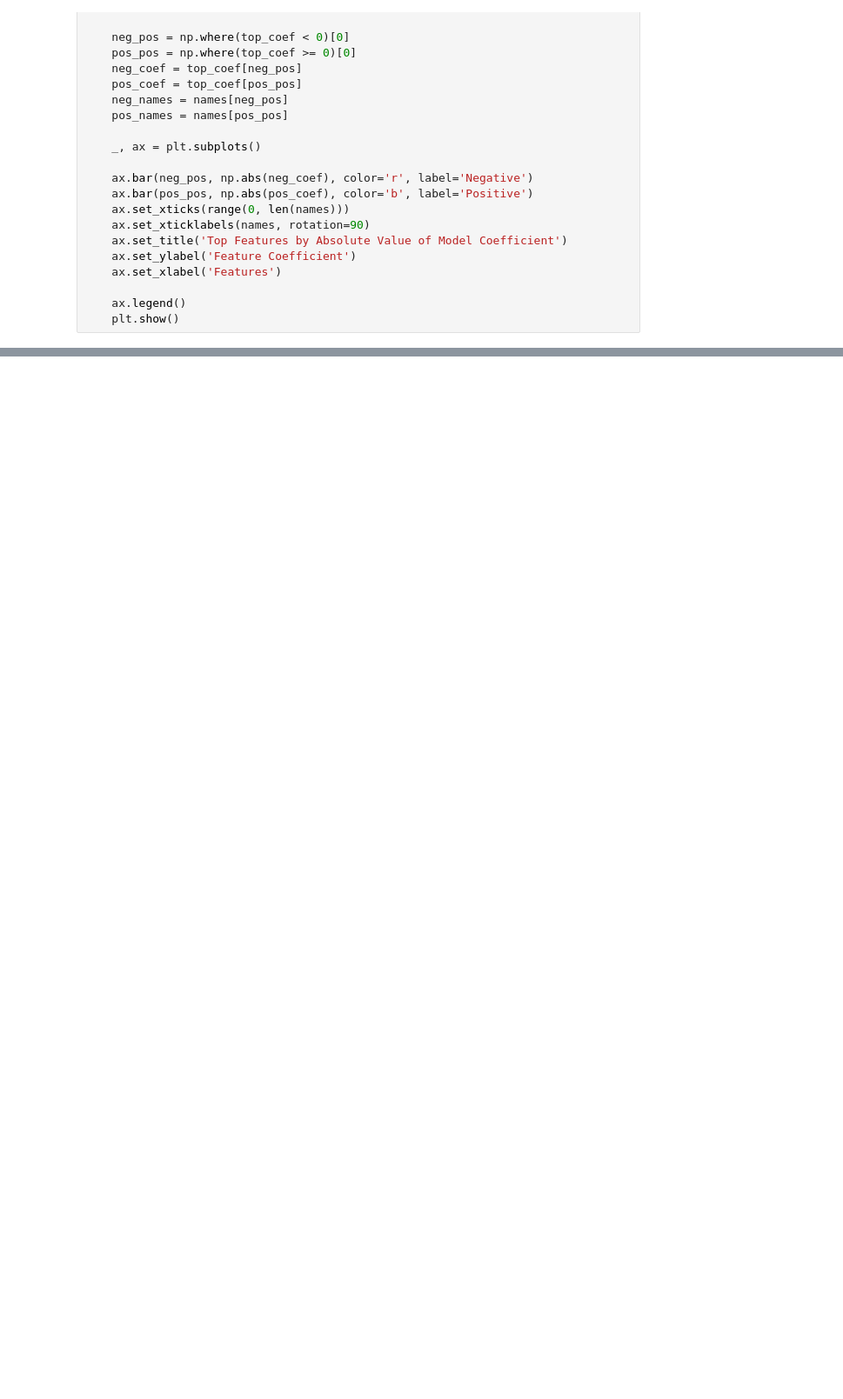
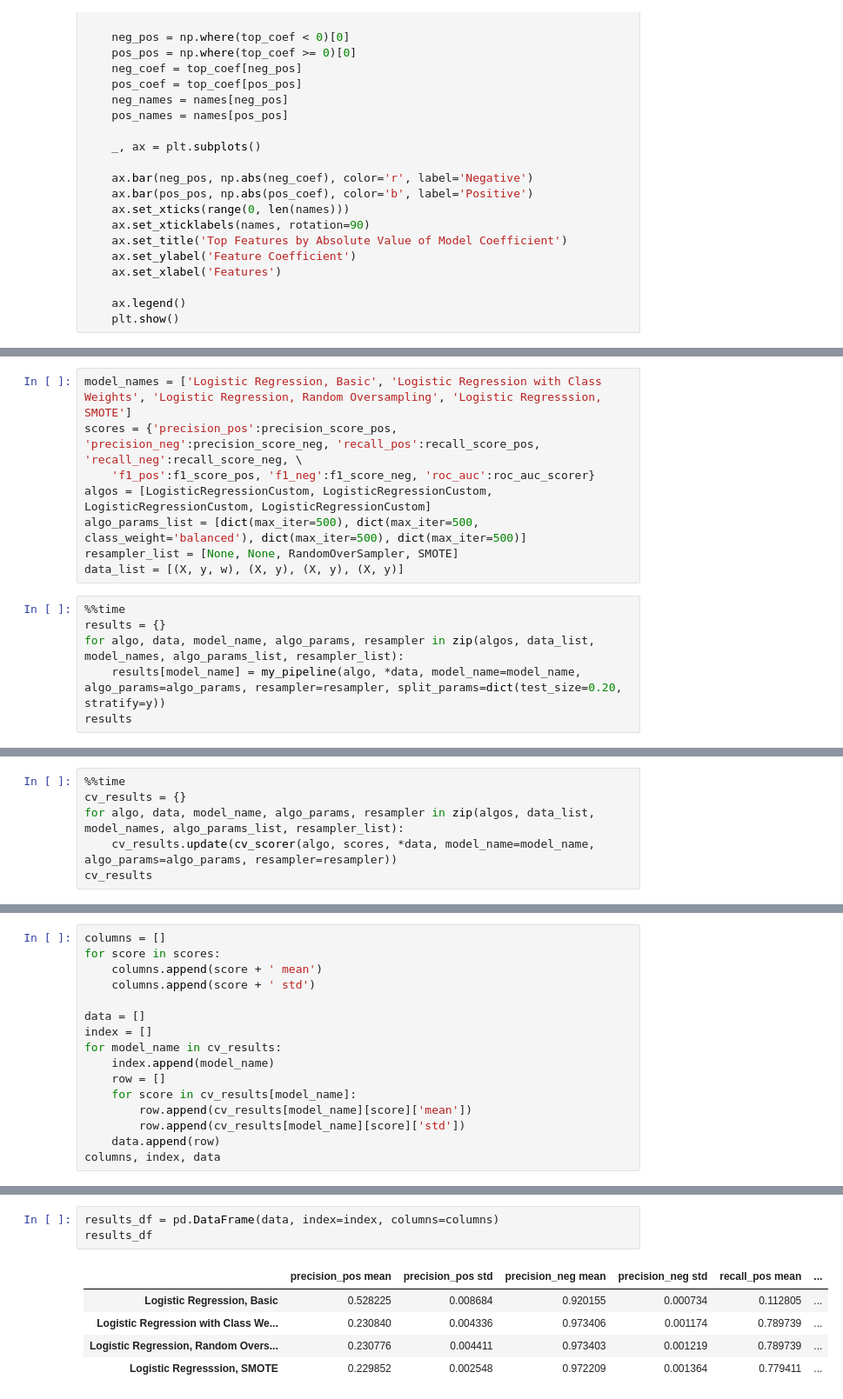
Before and after one commit to Hiram32/Springboard, a Jupyter notebook: Capstone_Project_2/Code/Modeling.ipynb, the cells around one changed output, grey strips where cells are left out. Shown at 87% size. Saved outputs shown, nothing was run; the diff lists cells and outputs as text; blank space fills up the shorter version.

```diff
--- a/Capstone_Project_2/Code/Modeling.ipynb
+++ b/Capstone_Project_2/Code/Modeling.ipynb
@@ -428,0 +288,14 @@ Roc Curve
+# %%
+model_names = ['Logistic Regression, Basic', 'Logistic Regression with Class Weights', 'Logistic Regression, Random Oversampling', 'Logistic Regresssion, SMOTE']
+scores = {'precision_pos':precision_score_pos, 'precision_neg':precision_score_neg, 'recall_pos':recall_score_pos, 'recall_neg':recall_score_neg, \
+    'f1_pos':f1_score_pos, 'f1_neg':f1_score_neg, 'roc_auc':roc_auc_scorer}
+algos = [LogisticRegressionCustom, LogisticRegressionCustom, LogisticRegressionCustom, LogisticRegressionCustom]
+algo_params_list = [dict(max_iter=500), dict(max_iter=500, class_weight='balanced'), dict(max_iter=500), dict(max_iter=500)]
+resampler_list = [None, None, RandomOverSampler, SMOTE]
+data_list = [(X, y, w), (X, y), (X, y), (X, y)]
+# %%
+%%time
+results = {}
+for algo, data, model_name, algo_params, resampler in zip(algos, data_list, model_names, algo_params_list, resampler_list):
+    results[model_name] = my_pipeline(algo, *data, model_name=model_name, algo_params=algo_params, resampler=resampler, split_params=dict(test_size=0.20, stratify=y))
+results
@@ -428,0 +368,6 @@ Roc Curve
+# %%
+%%time
+cv_results = {}
+for algo, data, model_name, algo_params, resampler in zip(algos, data_list, model_names, algo_params_list, resampler_list):
+    cv_results.update(cv_scorer(algo, scores, *data, model_name=model_name, algo_params=algo_params, resampler=resampler))
+cv_results
@@ -428,0 +429,16 @@ Roc Curve
+# %%
+columns = []
+for score in scores:
+    columns.append(score + ' mean')
+    columns.append(score + ' std')
+
+data = []
+index = []
+for model_name in cv_results:
+    index.append(model_name)
+    row = []
+    for score in cv_results[model_name]:
+        row.append(cv_results[model_name][score]['mean'])
+        row.append(cv_results[model_name][score]['std'])
+    data.append(row)
+columns, index, data
@@ -428,0 +463,9 @@ Roc Curve
+# %%
+results_df = pd.DataFrame(data, index=index, columns=columns)
+results_df
+# %% [output]
+|  | precision_pos mean | precision_pos std | precision_neg mean | precision_neg std | recall_pos mean | ... |
+| Logistic Regression, Basic | 0.528225 | 0.008684 | 0.920155 | 0.000734 | 0.112805 | ... |
+| Logistic Regression with Class We... | 0.230840 | 0.004336 | 0.973406 | 0.001174 | 0.789739 | ... |
+| Logistic Regression, Random Overs... | 0.230776 | 0.004411 | 0.973403 | 0.001219 | 0.789739 | ... |
+| Logistic Regresssion, SMOTE | 0.229852 | 0.002548 | 0.972209 | 0.001364 | 0.779411 | ... |
```
Also changed, not shown: parts of 79 cells of this notebook, 1 other file.
